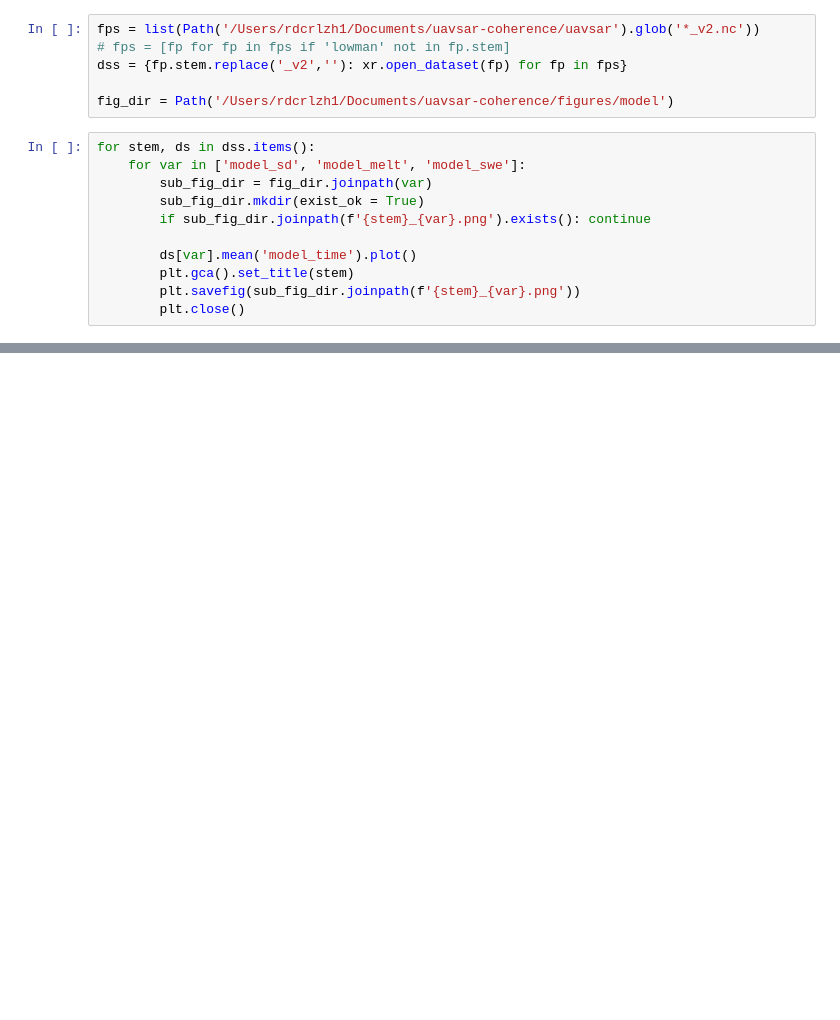
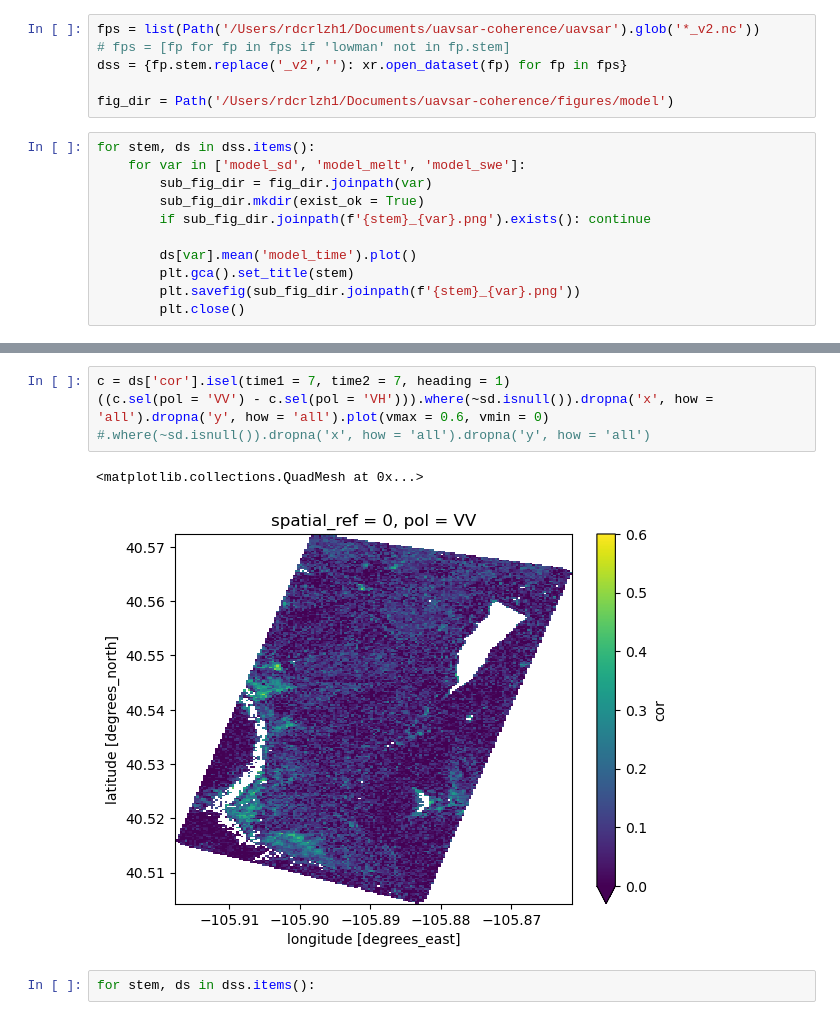
Before and after one commit to ZachHoppinen/uavsar-coherence, a Jupyter notebook: src/compare/model/check.ipynb, the cells around one changed output, grey strips where cells are left out. Drawn from its saved outputs; the diff is of its cells as text; blank space fills up the shorter version.

```diff
--- a/src/compare/model/check.ipynb
+++ b/src/compare/model/check.ipynb
@@ -31,3 +47,11 @@ for stem, ds in dss.items():
+# %%
+c = ds['cor'].isel(time1 = 7, time2 = 7, heading = 1)
+((c.sel(pol = 'VV') - c.sel(pol = 'VH'))).where(~sd.isnull()).dropna('x', how = 'all').dropna('y', how = 'all').plot(vmax = 0.6, vmin = 0) #.where(~sd.isnull()).dropna('x', how = 'all').dropna('y', how = 'all')
+# %% [output]
+<matplotlib.collections.QuadMesh at 0x...>
+[figure, added]
+# %%
+for stem, ds in dss.items():
 # %%
 lidar = []
 model = []
```
Also changed, not shown: parts of 10 cells of this notebook, 31 other files.
